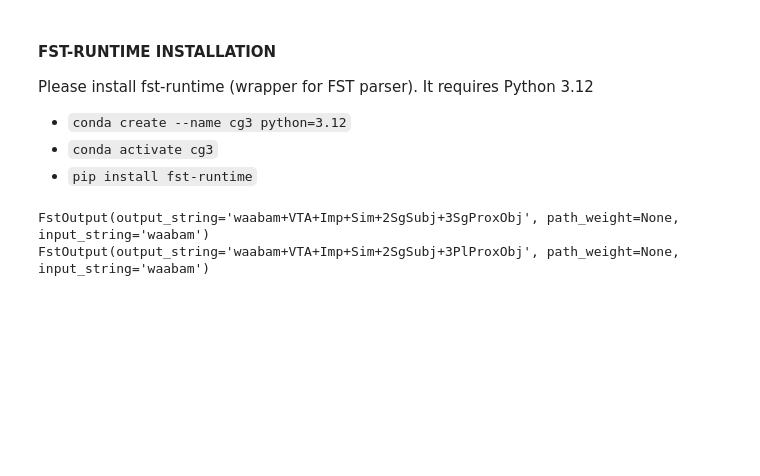
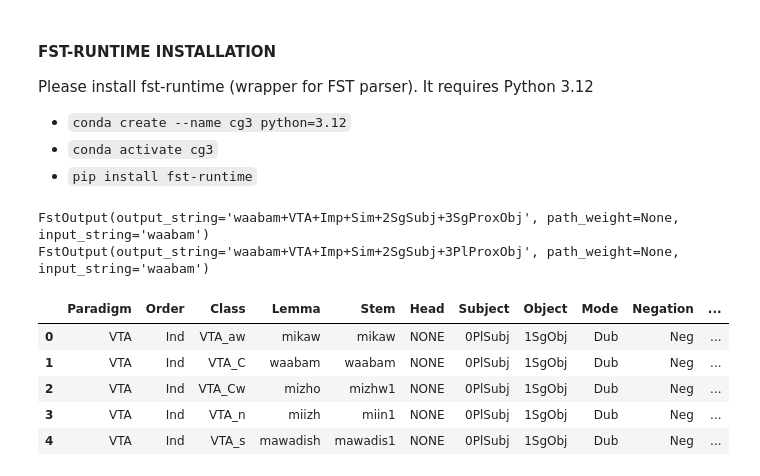
Before and after one commit to ELF-Lab/OjibweCG, a Jupyter notebook: src/01_verb_filter.ipynb, the cells around one changed output. Saved outputs shown, nothing was run; the diff lists cells and outputs as text; code cells hidden in the pictures; blank space fills up the shorter version.

```diff
--- a/src/01_verb_filter.ipynb
+++ b/src/01_verb_filter.ipynb
@@ -27,3 +28,14 @@ FstOutput(output_string='waabam+VTA+Imp+Sim+2SgSubj+3PlProxObj', path_weight=Non
 # %%
 # load VTA data from csv file
 vta_filename = "../data/verbs/VTA_IND.csv"
+
+vta_independence_df = pd.read_csv(vta_filename)
+# %%
+vta_independence_df.head()
+# %% [output]
+|  | Paradigm | Order | Class | Lemma | Stem | Head | Subject | Object | Mode | Negation | ... |
+| 0 | VTA | Ind | VTA_aw | mikaw | mikaw | NONE | 0PlSubj | 1SgObj | Dub | Neg | ... |
+| 1 | VTA | Ind | VTA_C | waabam | waabam | NONE | 0PlSubj | 1SgObj | Dub | Neg | ... |
+| 2 | VTA | Ind | VTA_Cw | mizho | mizhw1 | NONE | 0PlSubj | 1SgObj | Dub | Neg | ... |
+| 3 | VTA | Ind | VTA_n | miizh | miin1 | NONE | 0PlSubj | 1SgObj | Dub | Neg | ... |
+| 4 | VTA | Ind | VTA_s | mawadish | mawadis1 | NONE | 0PlSubj | 1SgObj | Dub | Neg | ... |
```
Also changed, not shown: parts of 7 cells of this notebook, 1 other file.
